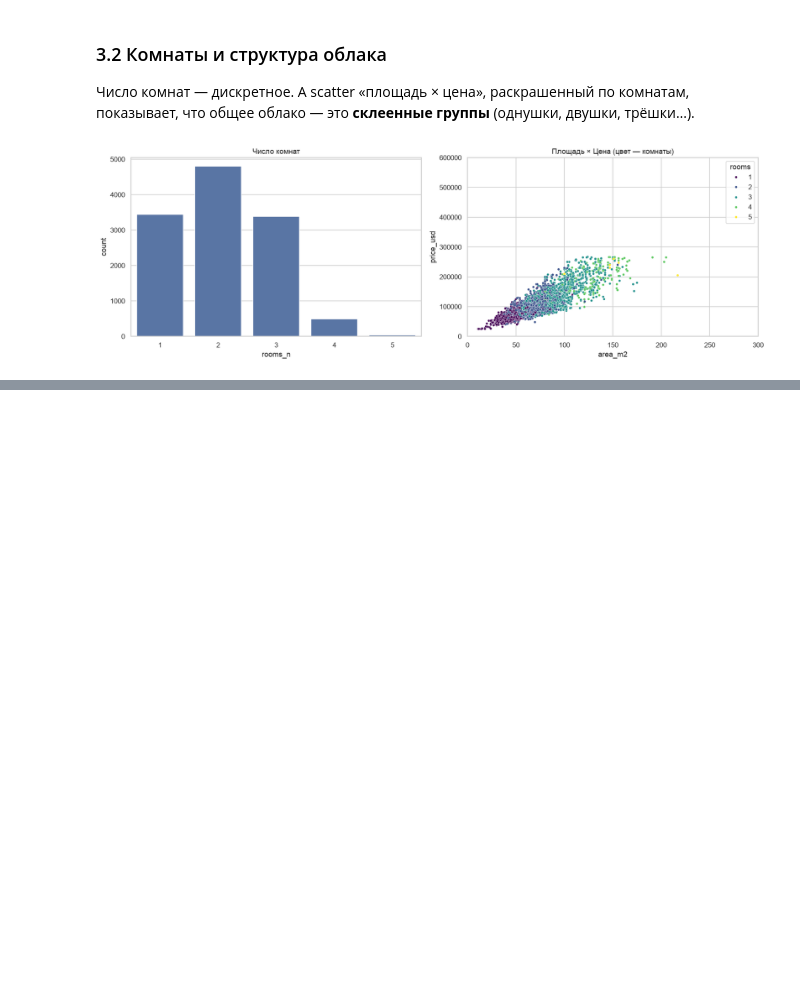
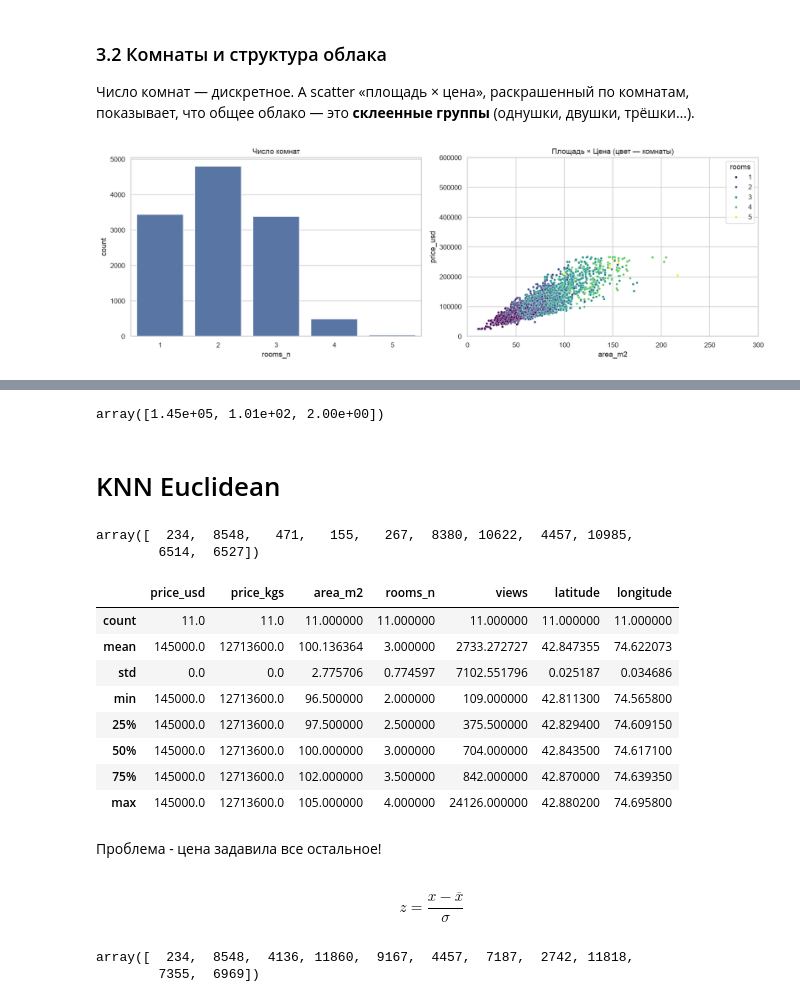
Before and after one commit to ai-academy-bish/ds8_house_kg_proj, a Jupyter notebook: seminar_1.ipynb, the cells around one changed output, grey strips where cells are left out. Cells and saved outputs as stored; diff of their text form; code cells hidden in the pictures; blank space fills up the shorter version.

```diff
--- a/seminar_1.ipynb
+++ b/seminar_1.ipynb
@@ -345,0 +410,4 @@ fig.tight_layout(); plt.show()
+# %%
+anchor_ind = 234
+anchor = X[anchor_ind]
+work.iloc[anchor_ind]
@@ -345,0 +431,32 @@ fig.tight_layout(); plt.show()
+# %%
+anchor
+# %% [output]
+array([1.45e+05, 1.01e+02, 2.00e+00])
+# %% [markdown]
+# KNN Euclidean
+# %%
+eucl_dist = np.linalg.norm(X - anchor, axis=1)
+# %%
+top_10_ind = np.argsort(eucl_dist)[:11]
+top_10_ind
+# %% [output]
+array([  234,  8548,   471,   155,   267,  8380, 10622,  4457, 10985,
+        6514,  6527])
+# %%
+top_10 = work.iloc[top_10_ind]
+# %%
+top_10.describe()
+# %% [output]
+|  | price_usd | price_kgs | area_m2 | rooms_n | views | latitude | longitude |
+| count | 11.0 | 11.0 | 11.000000 | 11.000000 | 11.000000 | 11.000000 | 11.000000 |
+| mean | 145000.0 | 12713600.0 | 100.136364 | 3.000000 | 2733.272727 | 42.847355 | 74.622073 |
+| std | 0.0 | 0.0 | 2.775706 | 0.774597 | 7102.551796 | 0.025187 | 0.034686 |
+| min | 145000.0 | 12713600.0 | 96.500000 | 2.000000 | 109.000000 | 42.811300 | 74.565800 |
+| 25% | 145000.0 | 12713600.0 | 97.500000 | 2.500000 | 375.500000 | 42.829400 | 74.609150 |
+| 50% | 145000.0 | 12713600.0 | 100.000000 | 3.000000 | 704.000000 | 42.843500 | 74.617100 |
+| 75% | 145000.0 | 12713600.0 | 102.000000 | 3.500000 | 842.000000 | 42.870000 | 74.639350 |
+| max | 145000.0 | 12713600.0 | 105.000000 | 4.000000 | 24126.000000 | 42.880200 | 74.695800 |
+# %% [markdown]
+Проблема - цена задавила все остальное!
+# %% [markdown]
+$$z = \frac{x-\overline{x}}{\sigma}$$
@@ -345,0 +470,7 @@ fig.tight_layout(); plt.show()
+# %%
+eucl_dist_zero = np.linalg.norm(X_zero - anchor_zero, axis=1)
+top_10_ind_zero = np.argsort(eucl_dist_zero)[:11]
+top_10_ind_zero
+# %% [output]
+array([  234,  8548,  4136, 11860,  9167,  4457,  7187,  2742, 11818,
+        7355,  6969])
```
Also changed, not shown: parts of 15 cells of this notebook.
